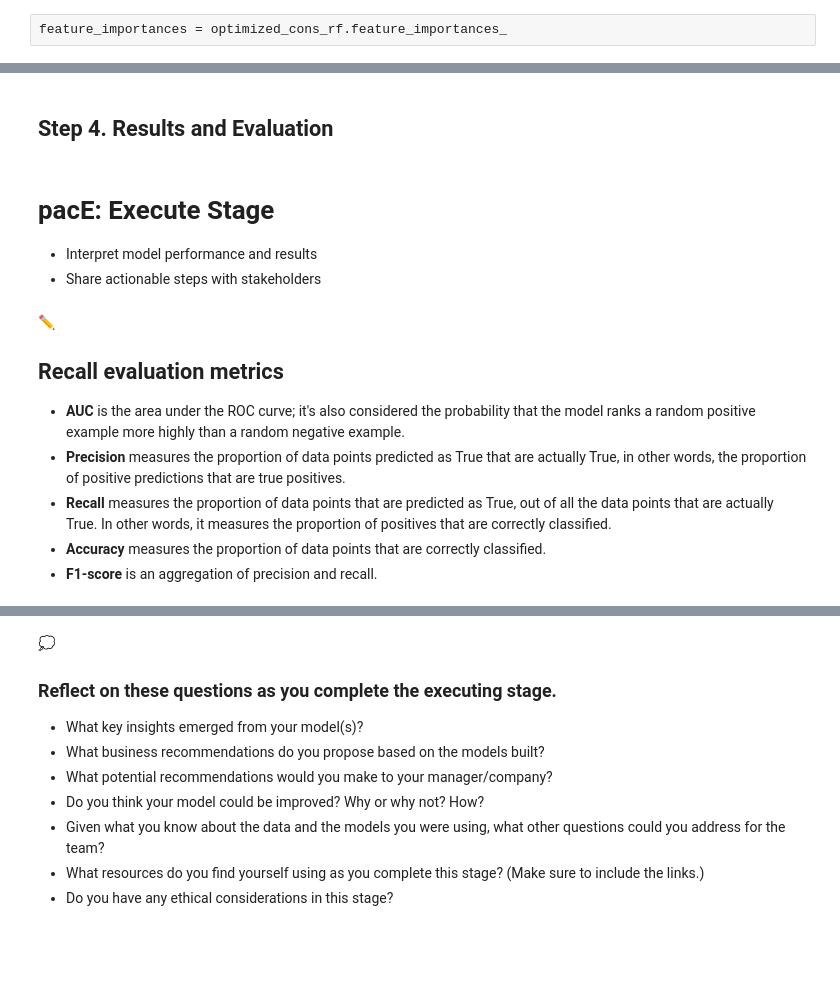
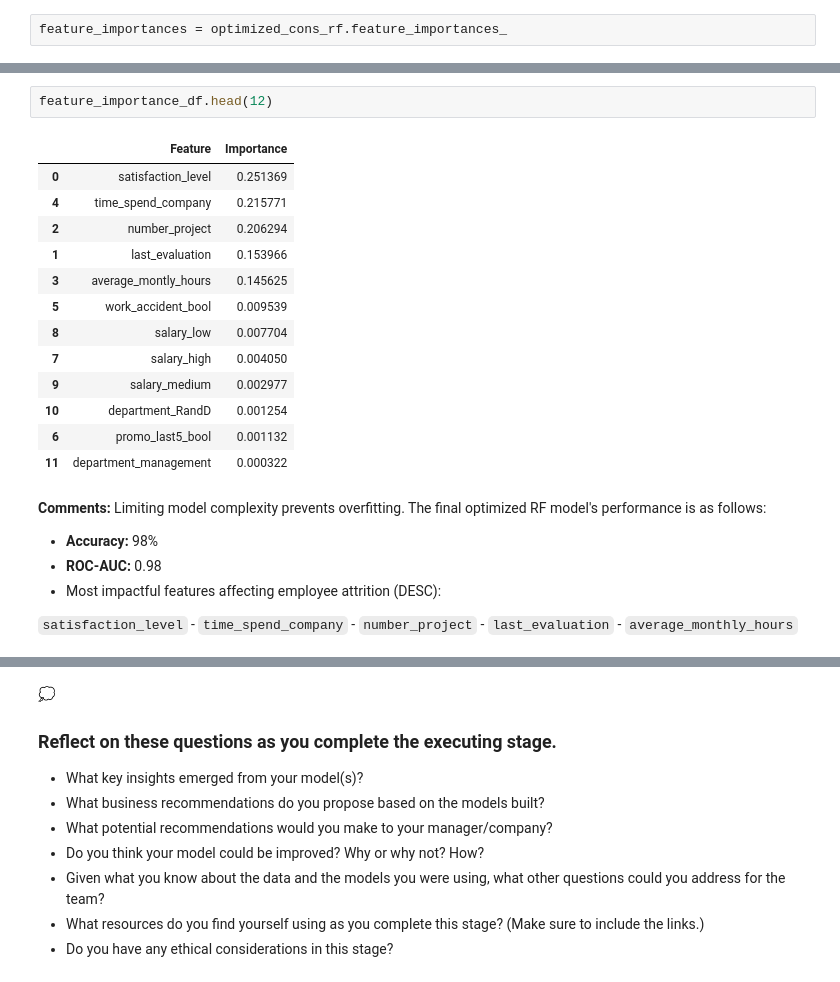
Before and after one commit to DoguKody/Predicting_Employee_Retention_Salifort_Motors, a Jupyter notebook: notebooks/Activity__Course_7_Salifort_Motors_project_lab.ipynb, the cells around one changed output, grey strips where cells are left out. Drawn from its saved outputs; the diff is of its cells as text; blank space fills up the shorter version.

Commit message:
Model overfitting prevented. RF w/ 98% accuracy, but still unable to capture some interesting relationships obtained from the clustering. Might feature engineer PCAs to see if it helps!

```diff
--- a/notebooks/Activity__Course_7_Salifort_Motors_project_lab.ipynb
+++ b/notebooks/Activity__Course_7_Salifort_Motors_project_lab.ipynb
@@ -1531,18 +1535,27 @@ plt.gca().invert_yaxis()
 plt.show()
 # %% [output]
 [figure]
-# %% [markdown]
-## Step 4. Results and Evaluation
-# %% [markdown]
-# pacE: Execute Stage
-- Interpret model performance and results
-- Share actionable steps with stakeholders
-# %% [markdown]
-✏
-## Recall evaluation metrics
-
-- **AUC** is the area under the ROC curve; it's also considered the probability that the model ranks a random positive example more highly than a random negative example.
-- **Precision** measures the proportion of data points predicted as True that are actually True, in other words, the proportion of positive predictions that are true positives.
-- **Recall** measures the proportion of data points that are predicted as True, out of all the data points that are actually True. In other words, it measures the proportion of positives that are correctly classified.
-- **Accuracy** measures the proportion of data points that are correctly classified.
-- **F1-score** is an aggregation of precision and recall.
+# %%
+feature_importance_df.head(12)
+# %% [output]
+|  | Feature | Importance |
+| 0 | satisfaction_level | 0.251369 |
+| 4 | time_spend_company | 0.215771 |
+| 2 | number_project | 0.206294 |
+| 1 | last_evaluation | 0.153966 |
+| 3 | average_montly_hours | 0.145625 |
+| 5 | work_accident_bool | 0.009539 |
+| 8 | salary_low | 0.007704 |
+| 7 | salary_high | 0.004050 |
+| 9 | salary_medium | 0.002977 |
+| 10 | department_RandD | 0.001254 |
+| 6 | promo_last5_bool | 0.001132 |
+| 11 | department_management | 0.000322 |
+# %% [markdown]
+**Comments:** Limiting model complexity prevents overfitting. The final optimized RF model's performance is as follows:
+
+*   **Accuracy:** 98%
+*   **ROC-AUC:** 0.98
+*   Most impactful features affecting employee attrition (DESC):
+
+`satisfaction_level` - `time_spend_company` - `number_project` - `last_evaluation` - `average_monthly_hours`
```
Also changed, not shown: parts of 6 cells of this notebook.
